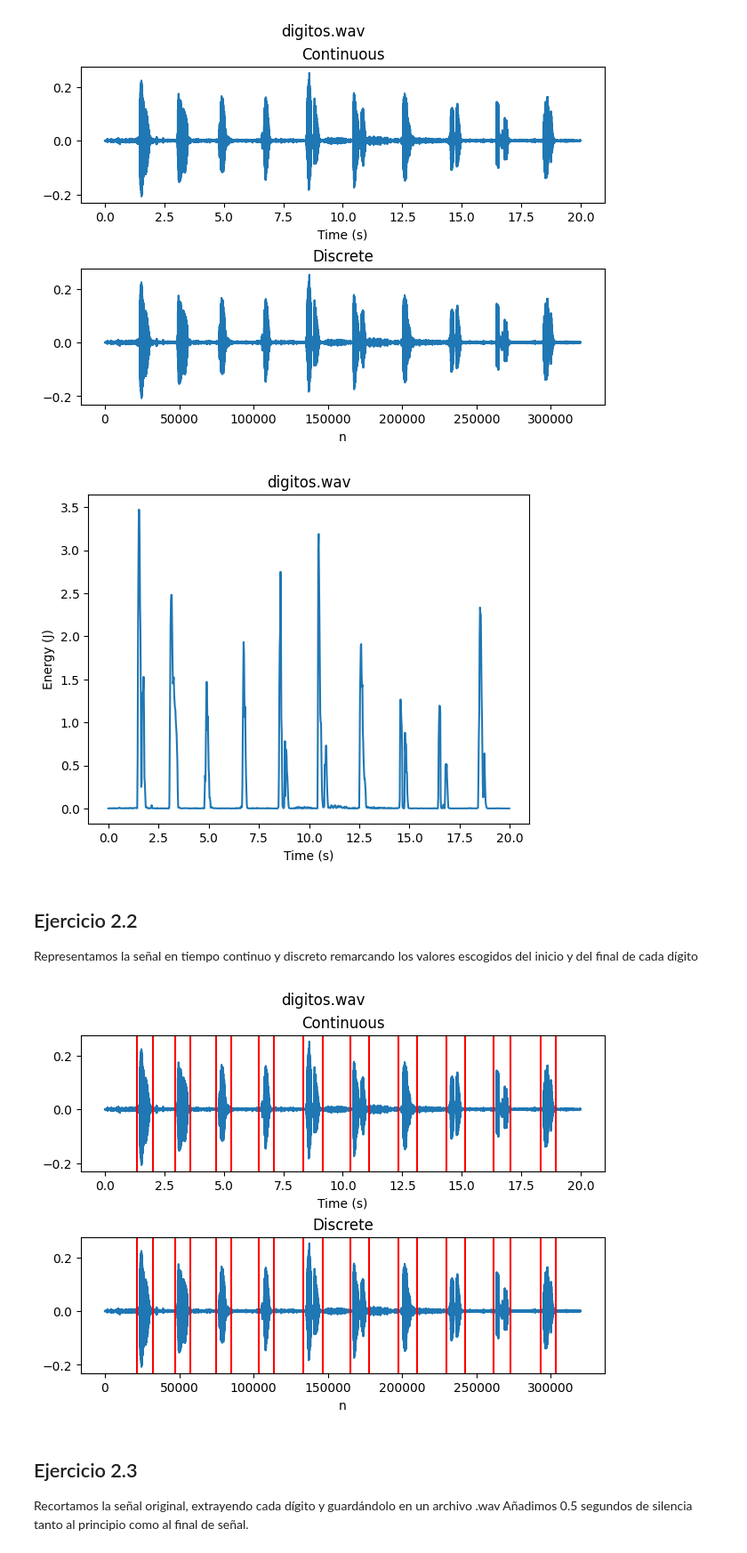
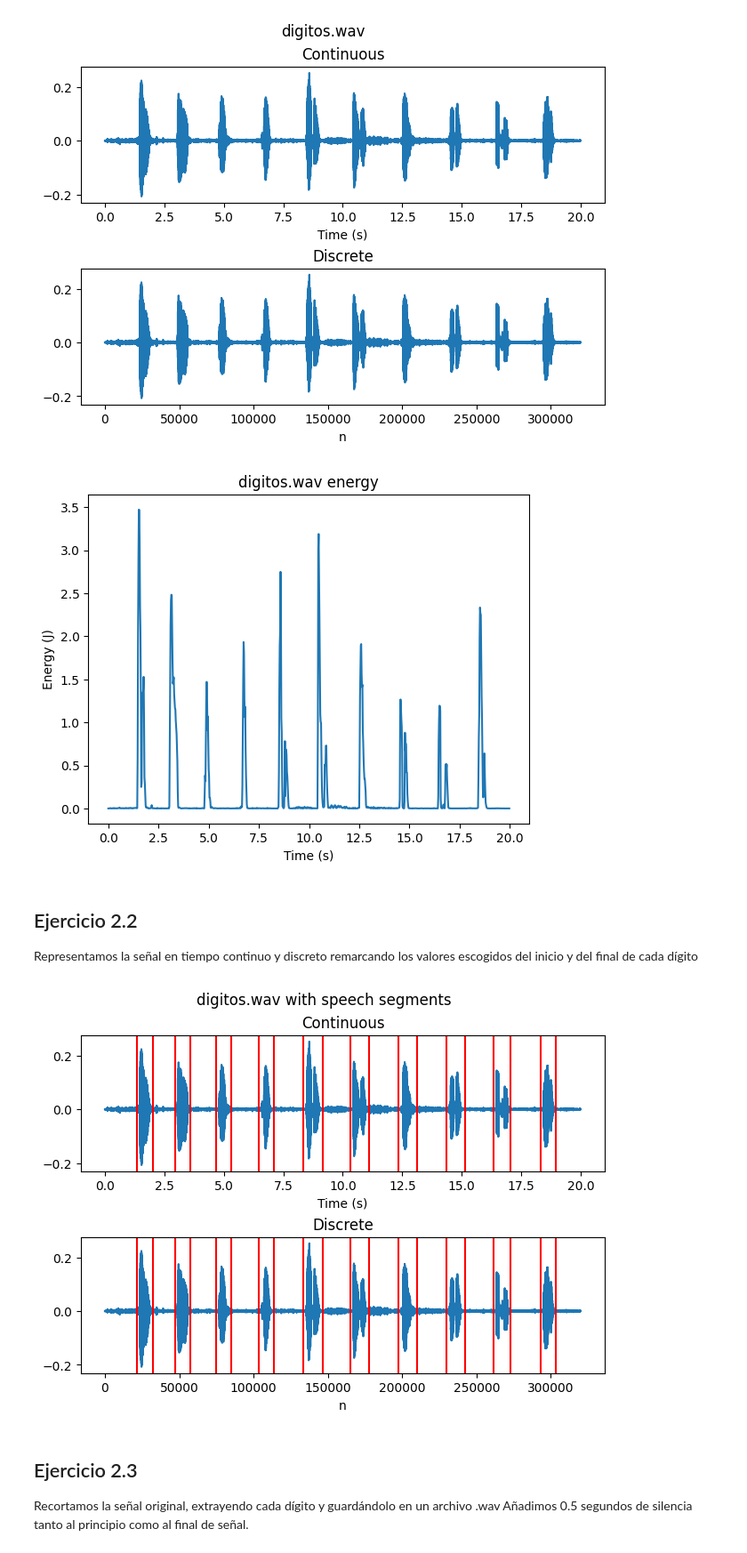
Before and after one commit to carlosedm10/joan-tds, a Jupyter notebook: pracs/prac2/prac2.ipynb, the cells around one changed output. Shown at 89% size. Drawn from its saved outputs; the diff is of its cells as text; code cells hidden in the pictures.

```diff
--- a/pracs/prac2/prac2.ipynb
+++ b/pracs/prac2/prac2.ipynb
@@ -119,42 +119,42 @@ energy_frames = non_overlapping_frames(signal.y, signal.fs, frame_duration)
 signal_energy = (energy_frames**2).sum(axis=0)
 
 # represent the energy of the signal in continuous time
-plot_continuous(signal_energy, fs, signal.file, "Energy (J)")
+plot_continuous(signal_energy, fs, f"{signal.file} energy", "Energy (J)")
 # %% [output]
-[figure, old version]
+[figure, new version]
 # %% [markdown]
 ## Ejercicio 2.2
 Representamos la señal en tiempo continuo y discreto remarcando los valores escogidos del inicio y del final de cada dígito
 # %%
 # values hand picked from the plot to represent the speech segments ignoring the silences between them
 discrete_speech_segments = np.array(
     [
         (21500, 32500),
         (47000, 57500),
         (75000, 85000),
         (103500, 113500),
         (133500, 146500),
         (165000, 177500),
         (197500, 210000),
         (230000, 242000),
         (261500, 273000),
         (293000, 303000),
     ]
 )
 
 # convert the speech segments to continuous time
 continuous_speech_segments = discrete_speech_segments / signal.fs
 
 # represent the signal in continuous and discrete time with the speech segments highlighted
 plot_continuous_and_discrete(
     signal.y,
     signal.fs,
-    signal.file,
+    f"{signal.file} with speech segments",
     continuous_vlines=continuous_speech_segments.flatten(),
     discrete_vlines=discrete_speech_segments.flatten(),
 )
 # %% [output]
-[figure, old version]
+[figure, new version]
 # %% [markdown]
 ## Ejercicio 2.3
 Recortamos la señal original, extrayendo cada dígito y guardándolo en un archivo .wav
```
Also changed, not shown: parts of 2 cells of this notebook.
